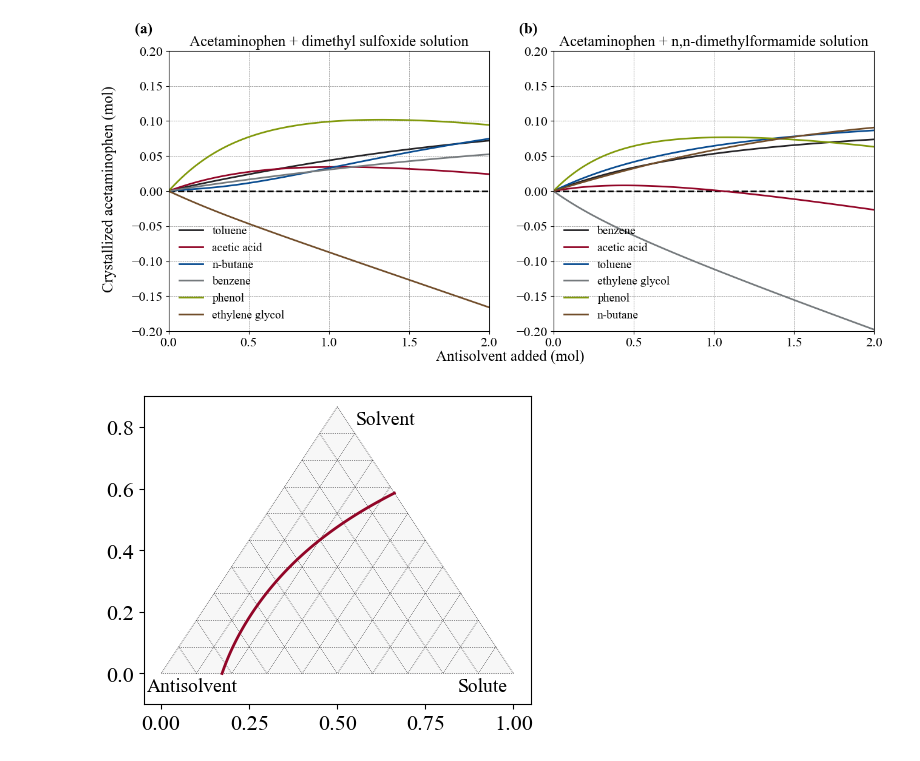
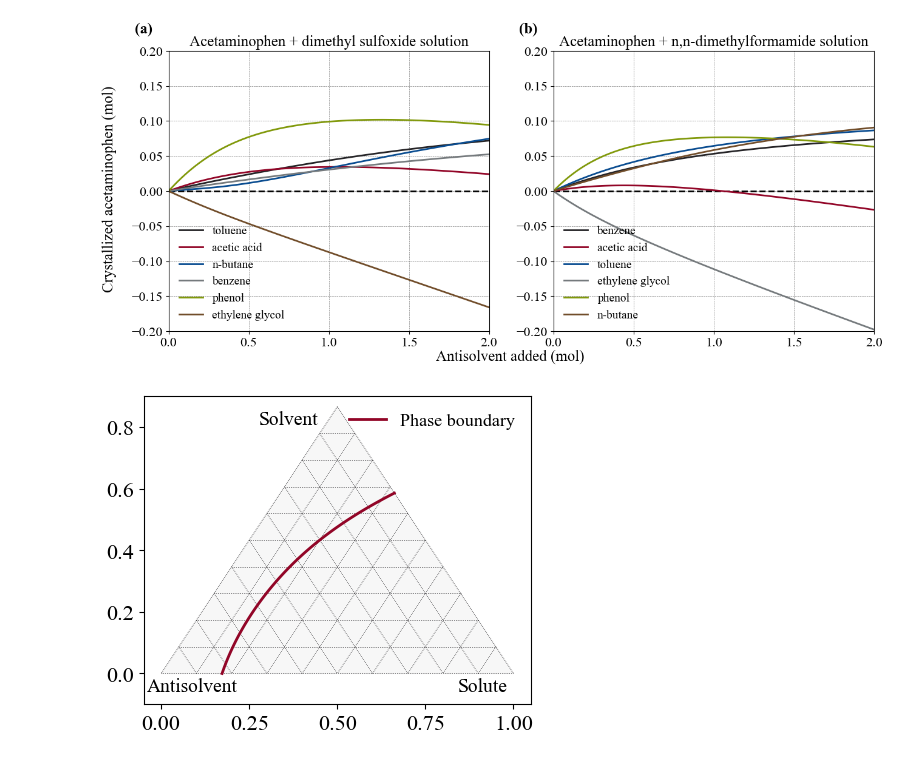
Before and after one commit to HyuntaeKR/drowning-out, a Jupyter notebook: thesis_project/pharma_antisolvent_screening.ipynb, the cells around one changed output. Cells and saved outputs as stored; diff of their text form; code cells hidden in the pictures.

Commit message:
Modify example plot

```diff
--- a/thesis_project/pharma_antisolvent_screening.ipynb
+++ b/thesis_project/pharma_antisolvent_screening.ipynb
@@ -542,28 +542,28 @@ plt.savefig("./figures/acetaminophen_precipitation.png", bbox_inches="tight")
 # %%
 # Create sample figure for screening methodology explanation
 
 # ibuprofen + ethanol + phenol system
 filepath = "./data/ibuprofen_calculation/IBUPROFEN_ETHANOL_PHENOL"
 
 fig7, tax = ternary.figure()
 fig7.set_size_inches(5, 4)
 plt.grid(False)
 tax.gridlines(multiple=0.1)
 # tax.set_title(f"Ternary SLE composition of crystallizing solute with different amounts of antisolvent added")
 tax.right_corner_label("Solute", fontsize=14, position=(0.85, 0.05))
-tax.top_corner_label("Solvent", fontsize=14, position=(0.1, 1.05))
+tax.top_corner_label("Solvent", fontsize=14, position=(-0.15, 1.05))
 tax.left_corner_label("Antisolvent", fontsize=14, position=(0.1, 0.05))
 
 read_cols = [
     "solute_mol_fraction",
     "solvent_mol_fraction",
     "antisolvent_mol_fraction",
 ]
 ternary_data = pandas.read_csv(filepath, usecols=read_cols)
 ternary_data = ternary_data.values
-tax.plot(ternary_data, linewidth=2.0, color="#920527")
+tax.plot(ternary_data, linewidth=2.0, color="#920527", label="Phase boundary")
 
-# plt.legend(loc="best", fontsize=13)
+plt.legend(loc="upper right", fontsize=13)
 plt.savefig("./figures/ternary_sle_example.png", bbox_inches="tight")
 # %% [output]
-[figure, old version]
+[figure, new version]
```
